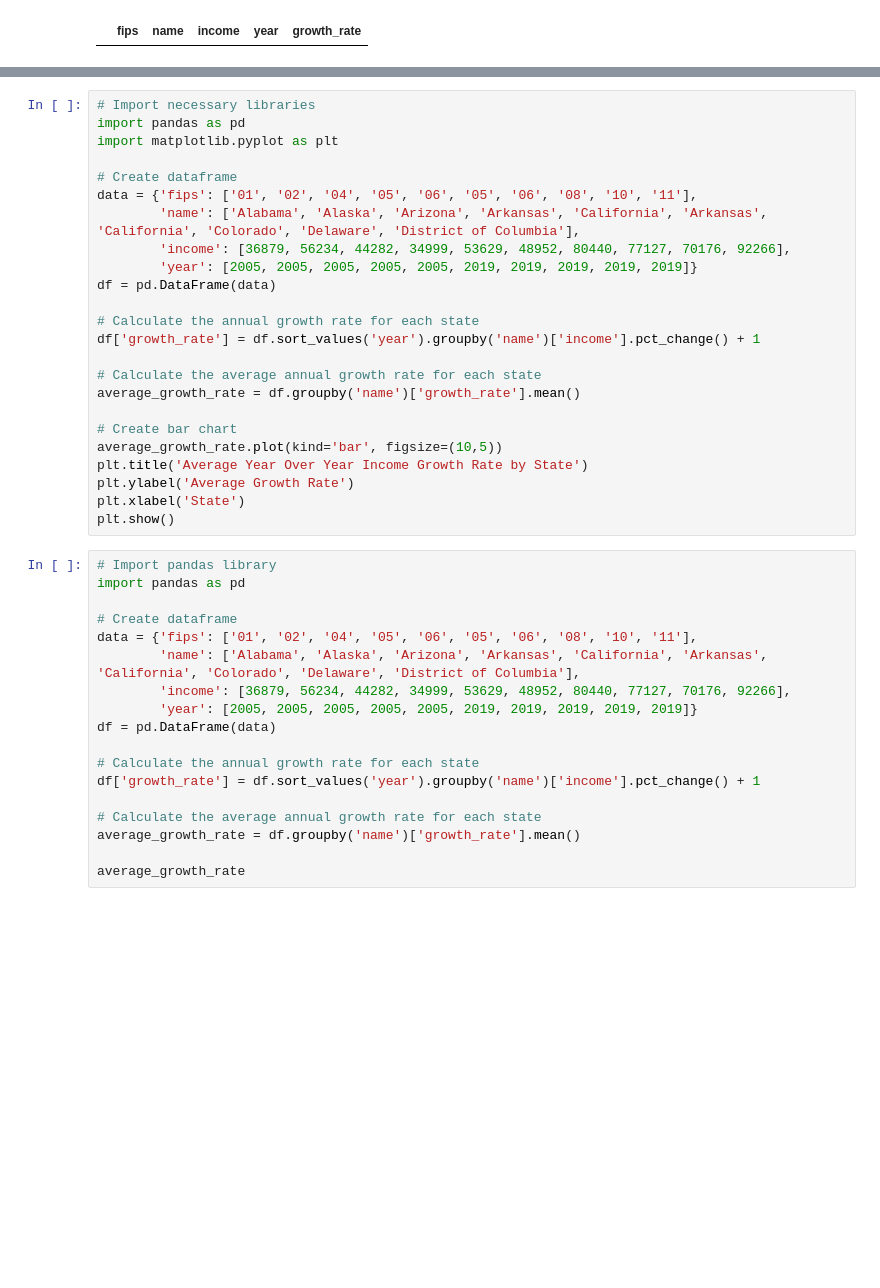
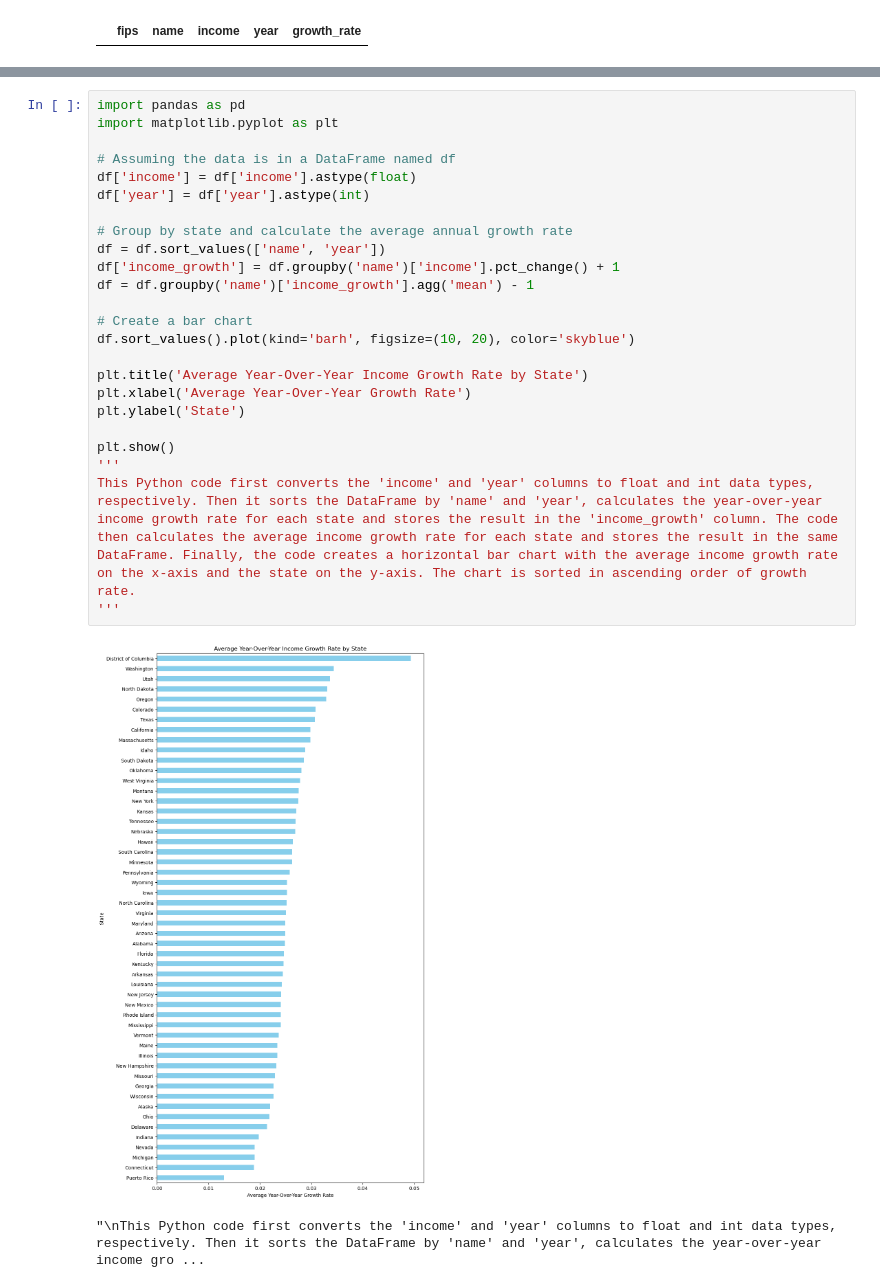
Before and after one commit to Ryan-alt-cyber/IA-340, a Jupyter notebook: lab6 (1).ipynb, the cells around one changed output, grey strips where cells are left out. Cells and saved outputs as stored; diff of their text form; blank space fills up the shorter version.

```diff
--- a/lab6 (1).ipynb
+++ b/lab6 (1).ipynb
@@ -187,42 +187,27 @@ AI generated code inserted below ⬇️
-# %%
-# Import necessary libraries
-import pandas as pd
-import matplotlib.pyplot as plt
-
-# Create dataframe
-data = {'fips': ['01', '02', '04', '05', '06', '05', '06', '08', '10', '11'],
-        'name': ['Alabama', 'Alaska', 'Arizona', 'Arkansas', 'California', 'Arkansas', 'California', 'Colorado', 'Delaware', 'District of Columbia'],
-        'income': [36879, 56234, 44282, 34999, 53629, 48952, 80440, 77127, 70176, 92266],
-        'year': [2005, 2005, 2005, 2005, 2005, 2019, 2019, 2019, 2019, 2019]}
-df = pd.DataFrame(data)
-
-# Calculate the annual growth rate for each state
-df['growth_rate'] = df.sort_values('year').groupby('name')['income'].pct_change() + 1
-
-# Calculate the average annual growth rate for each state
-average_growth_rate = df.groupby('name')['growth_rate'].mean()
-
-# Create bar chart
-average_growth_rate.plot(kind='bar', figsize=(10,5))
-plt.title('Average Year Over Year Income Growth Rate by State')
-plt.ylabel('Average Growth Rate')
-plt.xlabel('State')
-plt.show()
-# %%
-# Import pandas library
-import pandas as pd
-
-# Create dataframe
-data = {'fips': ['01', '02', '04', '05', '06', '05', '06', '08', '10', '11'],
-        'name': ['Alabama', 'Alaska', 'Arizona', 'Arkansas', 'California', 'Arkansas', 'California', 'Colorado', 'Delaware', 'District of Columbia'],
-        'income': [36879, 56234, 44282, 34999, 53629, 48952, 80440, 77127, 70176, 92266],
-        'year': [2005, 2005, 2005, 2005, 2005, 2019, 2019, 2019, 2019, 2019]}
-df = pd.DataFrame(data)
-
-# Calculate the annual growth rate for each state
-df['growth_rate'] = df.sort_values('year').groupby('name')['income'].pct_change() + 1
-
-# Calculate the average annual growth rate for each state
-average_growth_rate = df.groupby('name')['growth_rate'].mean()
-
-average_growth_rate
+# %%
+import pandas as pd
+import matplotlib.pyplot as plt
+
+# Assuming the data is in a DataFrame named df
+df['income'] = df['income'].astype(float)
+df['year'] = df['year'].astype(int)
+
+# Group by state and calculate the average annual growth rate
+df = df.sort_values(['name', 'year'])
+df['income_growth'] = df.groupby('name')['income'].pct_change() + 1
+df = df.groupby('name')['income_growth'].agg('mean') - 1
+
+# Create a bar chart
+df.sort_values().plot(kind='barh', figsize=(10, 20), color='skyblue')
+
+plt.title('Average Year-Over-Year Income Growth Rate by State')
+plt.xlabel('Average Year-Over-Year Growth Rate')
+plt.ylabel('State')
+
+plt.show()
+'''
+This Python code first converts the 'income' and 'year' columns to float and int data types, respectively. Then it sorts the DataFrame by 'name' and 'year', calculates the year-over-year income growth rate for each state and stores the result in the 'income_growth' column. The code then calculates the average income growth rate for each state and stores the result in the same DataFrame. Finally, the code creates a horizontal bar chart with the average income growth rate on the x-axis and the state on the y-axis. The chart is sorted in ascending order of growth rate.
+'''
+# %% [output]
+[figure, added]
+"\nThis Python code first converts the 'income' and 'year' columns to float and int data types, respectively. Then it sorts the DataFrame by 'name' and 'year', calculates the year-over-year income gro ...
```
Also changed, not shown: parts of 1 cell of this notebook.
